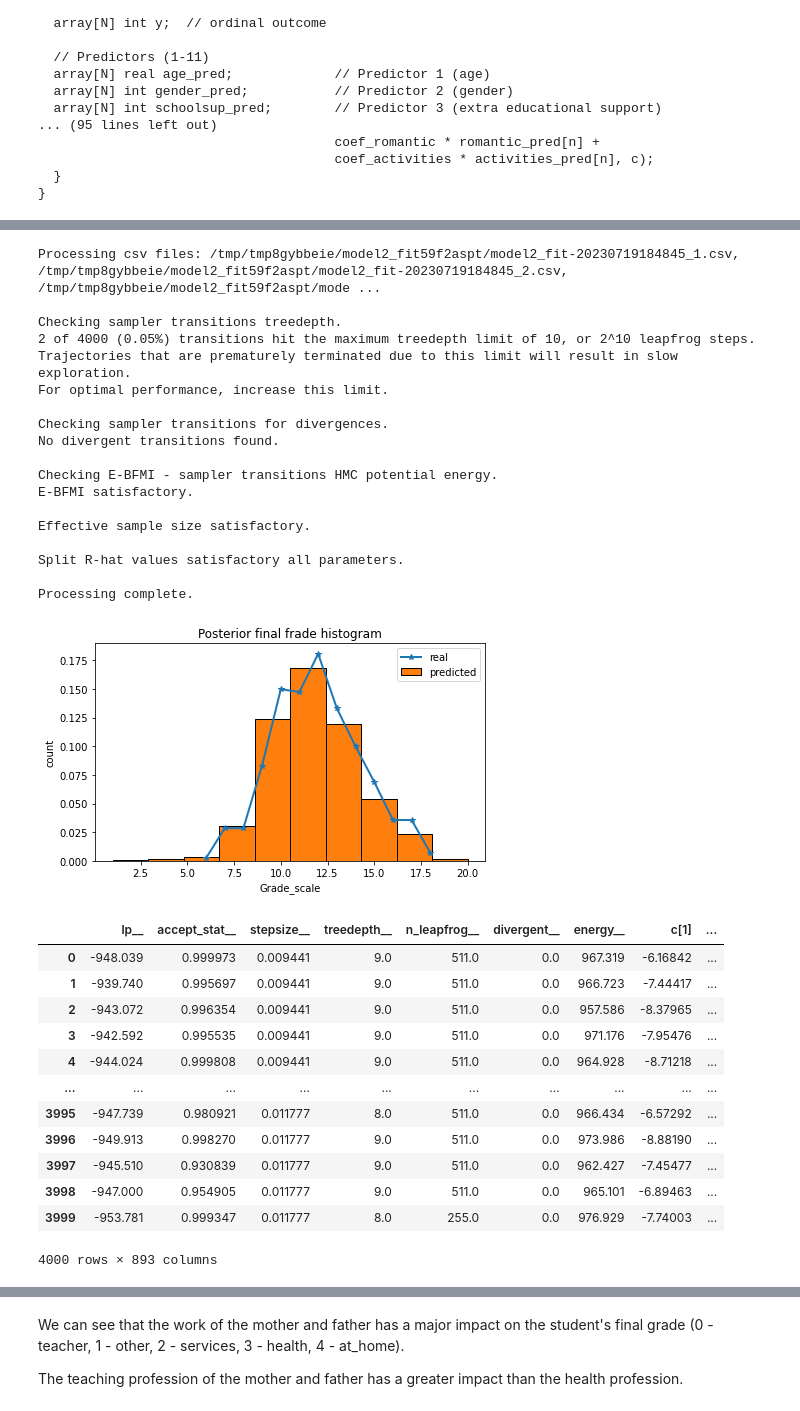
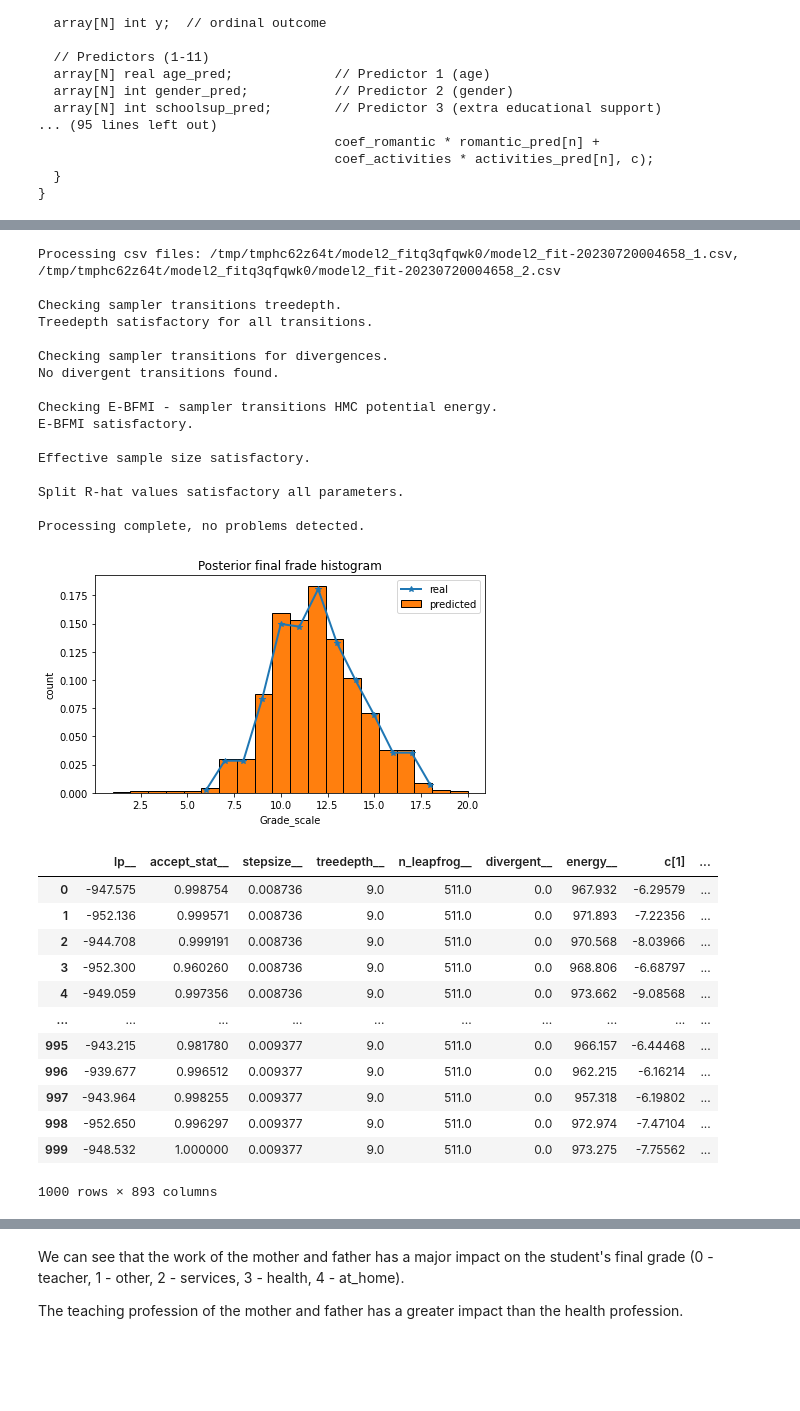
Before and after one commit to DanieloSendi/LaboratoryClasses_Data_Analitycs, a Jupyter notebook: ProjectDataAnalytics/Project_DataAnalytics.ipynb, the cells around one changed output, grey strips where cells are left out. Saved outputs shown, nothing was run; the diff lists cells and outputs as text; code cells hidden in the pictures; blank space fills up the shorter version.

```diff
--- a/ProjectDataAnalytics/Project_DataAnalytics.ipynb
+++ b/ProjectDataAnalytics/Project_DataAnalytics.ipynb
@@ -1034,9 +1005,9 @@ d = {'N' : N,
      'Fjob_pred' : JobFather}
 
 model2_fit_sim = model2_fit.sample(data = d,
-                                   iter_sampling=1000,
-                                   iter_warmup=1000,
-                                   chains=4,
+                                   iter_sampling=500,
+                                   iter_warmup=500,
+                                   chains=2,
                                    adapt_delta=0.99,
                                    seed=20230715)
 # %% [output]
@@ -1081,12 +1016,10 @@ Consider re-running with show_console=True if the above output is unclear!
 # %%
 print(model2_fit_sim.diagnose())
 # %% [output]
-Processing csv files: /tmp/tmp8gybbeie/model2_fit59f2aspt/model2_fit-20230719184845_1.csv, /tmp/tmp8gybbeie/model2_fit59f2aspt/model2_fit-20230719184845_2.csv, /tmp/tmp8gybbeie/model2_fit59f2aspt/mode ...
+Processing csv files: /tmp/tmphc62z64t/model2_fitq3qfqwk0/model2_fit-20230720004658_1.csv, /tmp/tmphc62z64t/model2_fitq3qfqwk0/model2_fit-20230720004658_2.csv
 
 Checking sampler transitions treedepth.
-2 of 4000 (0.05%) transitions hit the maximum treedepth limit of 10, or 2^10 leapfrog steps.
-Trajectories that are prematurely terminated due to this limit will result in slow exploration.
-For optimal performance, increase this limit.
+Treedepth satisfactory for all transitions.
 
 Checking sampler transitions for divergences.
 No divergent transitions found.
@@ -1098,37 +1031,37 @@ Effective sample size satisfactory.
 
 Split R-hat values satisfactory all parameters.
 
-Processing complete.
+Processing complete, no problems detected.
 # %%
 model2_fit_final_grade = model2_fit_sim.stan_variable('grade').flatten()
 plt.figure(figsize=(7, 4))
 
 x, y = np.unique(Final_grade, return_counts=True)
 plt.plot(x, y/sum(y), marker='*', linewidth=2, label='real')
-plt.hist(model2_fit_final_grade, align='mid', density=True, label='predicted', edgecolor="black")
+plt.hist(model2_fit_final_grade, bins=20, align='mid', density=True, label='predicted', edgecolor="black")
 plt.title("Posterior final frade histogram")
 plt.xlabel("Grade_scale")
 plt.ylabel("count")
 plt.legend()
 plt.show()
 
 df_res = model2_fit_sim.draws_pd()
 display(df_res)
 # %% [output]
-[figure, old version]
+[figure, new version]
 |  | lp__ | accept_stat__ | stepsize__ | treedepth__ | n_leapfrog__ | divergent__ | energy__ | c[1] | ... |
-| 0 | -948.039 | 0.999973 | 0.009441 | 9.0 | 511.0 | 0.0 | 967.319 | -6.16842 | ... |
-| 1 | -939.740 | 0.995697 | 0.009441 | 9.0 | 511.0 | 0.0 | 966.723 | -7.44417 | ... |
-| 2 | -943.072 | 0.996354 | 0.009441 | 9.0 | 511.0 | 0.0 | 957.586 | -8.37965 | ... |
-| 3 | -942.592 | 0.995535 | 0.009441 | 9.0 | 511.0 | 0.0 | 971.176 | -7.95476 | ... |
-| 4 | -944.024 | 0.999808 | 0.009441 | 9.0 | 511.0 | 0.0 | 964.928 | -8.71218 | ... |
+| 0 | -947.575 | 0.998754 | 0.008736 | 9.0 | 511.0 | 0.0 | 967.932 | -6.29579 | ... |
+| 1 | -952.136 | 0.999571 | 0.008736 | 9.0 | 511.0 | 0.0 | 971.893 | -7.22356 | ... |
+| 2 | -944.708 | 0.999191 | 0.008736 | 9.0 | 511.0 | 0.0 | 970.568 | -8.03966 | ... |
+| 3 | -952.300 | 0.960260 | 0.008736 | 9.0 | 511.0 | 0.0 | 968.806 | -6.68797 | ... |
+| 4 | -949.059 | 0.997356 | 0.008736 | 9.0 | 511.0 | 0.0 | 973.662 | -9.08568 | ... |
 | ... | ... | ... | ... | ... | ... | ... | ... | ... | ... |
-| 3995 | -947.739 | 0.980921 | 0.011777 | 8.0 | 511.0 | 0.0 | 966.434 | -6.57292 | ... |
-| 3996 | -949.913 | 0.998270 | 0.011777 | 9.0 | 511.0 | 0.0 | 973.986 | -8.88190 | ... |
-| 3997 | -945.510 | 0.930839 | 0.011777 | 9.0 | 511.0 | 0.0 | 962.427 | -7.45477 | ... |
-| 3998 | -947.000 | 0.954905 | 0.011777 | 9.0 | 511.0 | 0.0 | 965.101 | -6.89463 | ... |
-| 3999 | -953.781 | 0.999347 | 0.011777 | 8.0 | 255.0 | 0.0 | 976.929 | -7.74003 | ... |
+| 995 | -943.215 | 0.981780 | 0.009377 | 9.0 | 511.0 | 0.0 | 966.157 | -6.44468 | ... |
+| 996 | -939.677 | 0.996512 | 0.009377 | 9.0 | 511.0 | 0.0 | 962.215 | -6.16214 | ... |
+| 997 | -943.964 | 0.998255 | 0.009377 | 9.0 | 511.0 | 0.0 | 957.318 | -6.19802 | ... |
+| 998 | -952.650 | 0.996297 | 0.009377 | 9.0 | 511.0 | 0.0 | 972.974 | -7.47104 | ... |
+| 999 | -948.532 | 1.000000 | 0.009377 | 9.0 | 511.0 | 0.0 | 973.275 | -7.75562 | ... |
-4000 rows × 893 columns
+1000 rows × 893 columns
 # %%
 model2ver_fit_final_grade = model2_fit_sim.stan_variable('grade')
 arr = np.random.randint(low=1, high=N, size = 16)
```
Also changed, not shown: parts of 19 cells of this notebook, 3 other files.
